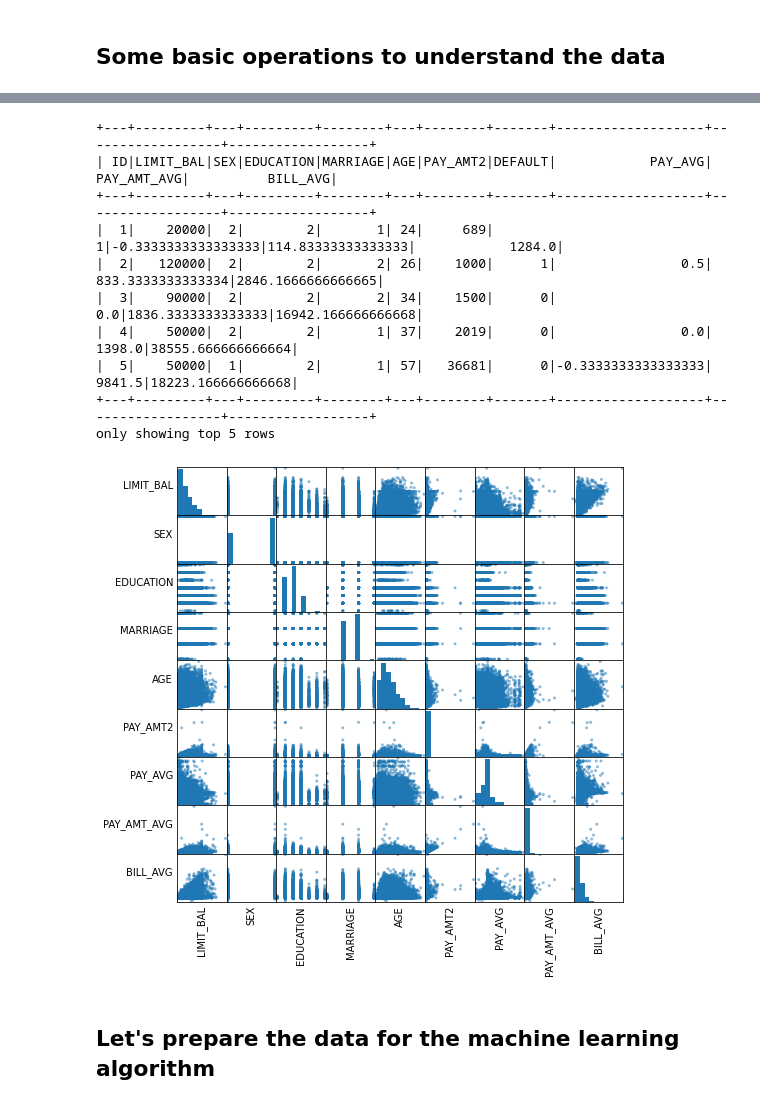
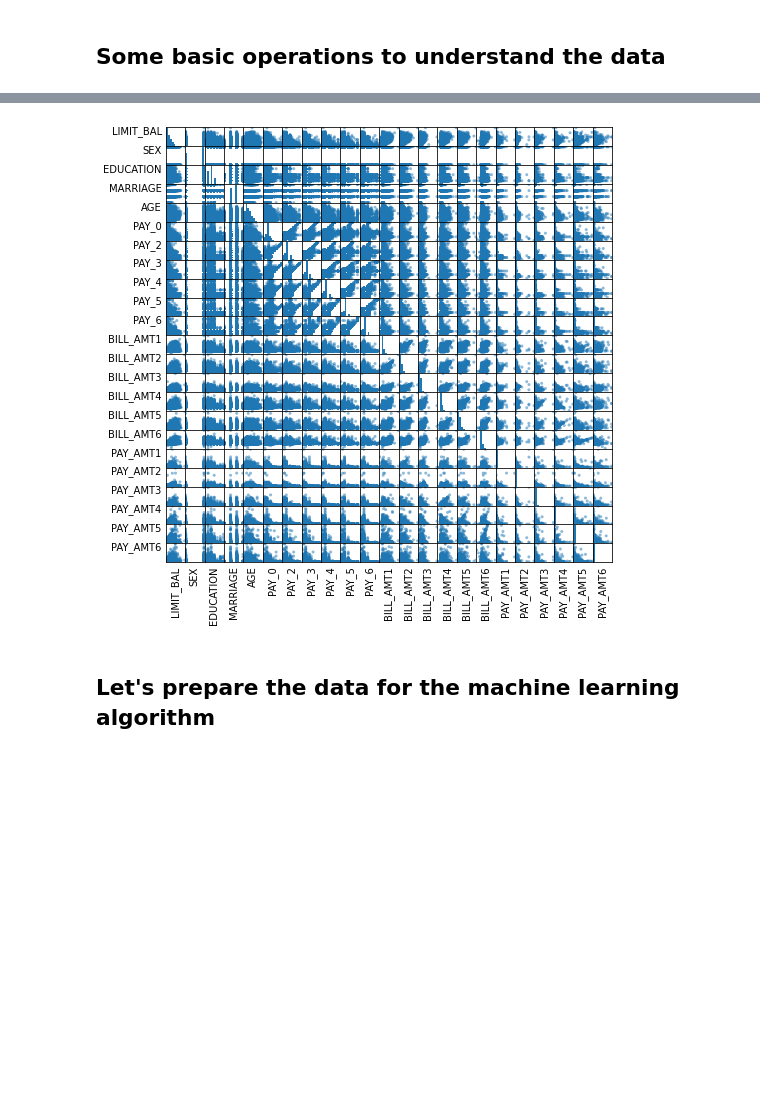
Before and after one commit to IbrahimOued/default-payment, a Jupyter notebook: code.ipynb, the cells around one changed output, grey strips where cells are left out. Saved outputs shown, nothing was run; the diff lists cells and outputs as text; code cells hidden in the pictures; blank space fills up the shorter version.

```diff
--- a/code.ipynb
+++ b/code.ipynb
@@ -60,39 +60,31 @@ only showing top 5 rows
 # %%
 from pyspark.sql.functions import expr
 from pandas.plotting import scatter_matrix
 
-ccdefault_cleaned = ccdefault.withColumn("PAY_AVG", expr('(PAY_0 + PAY_2 + PAY_3 + PAY_4 + PAY_5 + PAY_6)/6'))
-ccdefault_cleaned1 = ccdefault_cleaned.withColumn("PAY_AMT_AVG", expr('(PAY_AMT1 + PAY_AMT2 + PAY_AMT3 + PAY_AMT4 + PAY_AMT5 + PAY_AMT6)/6'))
-ccdefault_cleaned2 = ccdefault_cleaned1.withColumn("BILL_AVG", expr('(BILL_AMT1 + BILL_AMT2 + BILL_AMT3 + BILL_AMT4 + BILL_AMT5 + BILL_AMT6)/6'))
+# ccdefault_cleaned = ccdefault.withColumn("PAY_AVG", expr('(PAY_0 + PAY_2 + PAY_3 + PAY_4 + PAY_5 + PAY_6)/6'))
+# ccdefault_cleaned1 = ccdefault_cleaned.withColumn("PAY_AMT_AVG", expr('(PAY_AMT1 + PAY_AMT2 + PAY_AMT3 + PAY_AMT4 + PAY_AMT5 + PAY_AMT6)/6'))
+# ccdefault_cleaned2 = ccdefault_cleaned1.withColumn("BILL_AVG", expr('(BILL_AMT1 + BILL_AMT2 + BILL_AMT3 + BILL_AMT4 + BILL_AMT5 + BILL_AMT6)/6'))
 
-ccdefault_cleaned_final = ccdefault_cleaned2.drop('PAY_0', 'PAY_2', 'PAY_3', 'PAY_4', 'PAY_5', 'PAY_6',
-                                                  'PAY_AMT1',' PAY_AMT2', 'PAY_AMT3', 'PAY_AMT4','PAY_AMT5', 'PAY_AMT6', 'BILL_AMT1', 'BILL_AMT2', 'BILL_AMT3', 'BILL_AMT4', 'BILL_AMT5', 'BILL_AMT6')
-ccdefault_cleaned_final.show(5)
-ccdefault_cleaned_final.write.csv('ccdefault_cleaned_final.csv', header=True)
-numeric_data = ccdefault_cleaned_final.select([ x for x in ccdefault_cleaned_final.columns if x != 'DEFAULT' and x != 'ID']).toPandas()
+# ccdefault_cleaned_final = ccdefault_cleaned2.drop('PAY_0', 'PAY_2', 'PAY_3', 'PAY_4', 'PAY_5', 'PAY_6',
+#                                                   'PAY_AMT1',' PAY_AMT2', 'PAY_AMT3', 'PAY_AMT4','PAY_AMT5', 'PAY_AMT6', 'BILL_AMT1', 'BILL_AMT2', 'BILL_AMT3', 'BILL_AMT4', 'BILL_AMT5', 'BILL_AMT6')
+
+# ccdefault_cleaned_final.show(5)
+# ccdefault_cleaned_final.write.csv('ccdefault_cleaned_final.csv', header=True)
+# numeric_data = ccdefault_cleaned_final.select([ x for x in ccdefault_cleaned_final.columns if x != 'DEFAULT' and x != 'ID']).toPandas()
+numeric_data = ccdefault.select([ x for x in ccdefault.columns if x != 'DEFAULT' and x != 'ID']).toPandas()
 axs = scatter_matrix(numeric_data, figsize=(8, 8))
 
 n = len(numeric_data.columns)
 for i in range(n):
     v = axs[i, 0]
     v.yaxis.label.set_rotation(0)
     v.yaxis.label.set_ha('right')
     v.set_yticks(())
     h = axs[n-1, i]
     h.xaxis.label.set_rotation(90)
     h.set_xticks(())
 # %% [output]
-+---+---------+---+---------+--------+---+--------+-------+-------------------+------------------+------------------+
-| ID|LIMIT_BAL|SEX|EDUCATION|MARRIAGE|AGE|PAY_AMT2|DEFAULT|            PAY_AVG|       PAY_AMT_AVG|          BILL_AVG|
-+---+---------+---+---------+--------+---+--------+-------+-------------------+------------------+------------------+
-|  1|    20000|  2|        2|       1| 24|     689|      1|-0.3333333333333333|114.83333333333333|            1284.0|
-|  2|   120000|  2|        2|       2| 26|    1000|      1|                0.5| 833.3333333333334|2846.1666666666665|
-|  3|    90000|  2|        2|       2| 34|    1500|      0|                0.0|1836.3333333333333|16942.166666666668|
-|  4|    50000|  2|        2|       1| 37|    2019|      0|                0.0|            1398.0|38555.666666666664|
-|  5|    50000|  1|        2|       1| 57|   36681|      0|-0.3333333333333333|            9841.5|18223.166666666668|
-+---+---------+---+---------+--------+---+--------+-------+-------------------+------------------+------------------+
-only showing top 5 rows
-[figure, old version]
+[figure, new version]
 # %% [markdown]
 ## Let's prepare the data for the machine learning algorithm
 # %%
```
Also changed, not shown: parts of 17 cells of this notebook.
